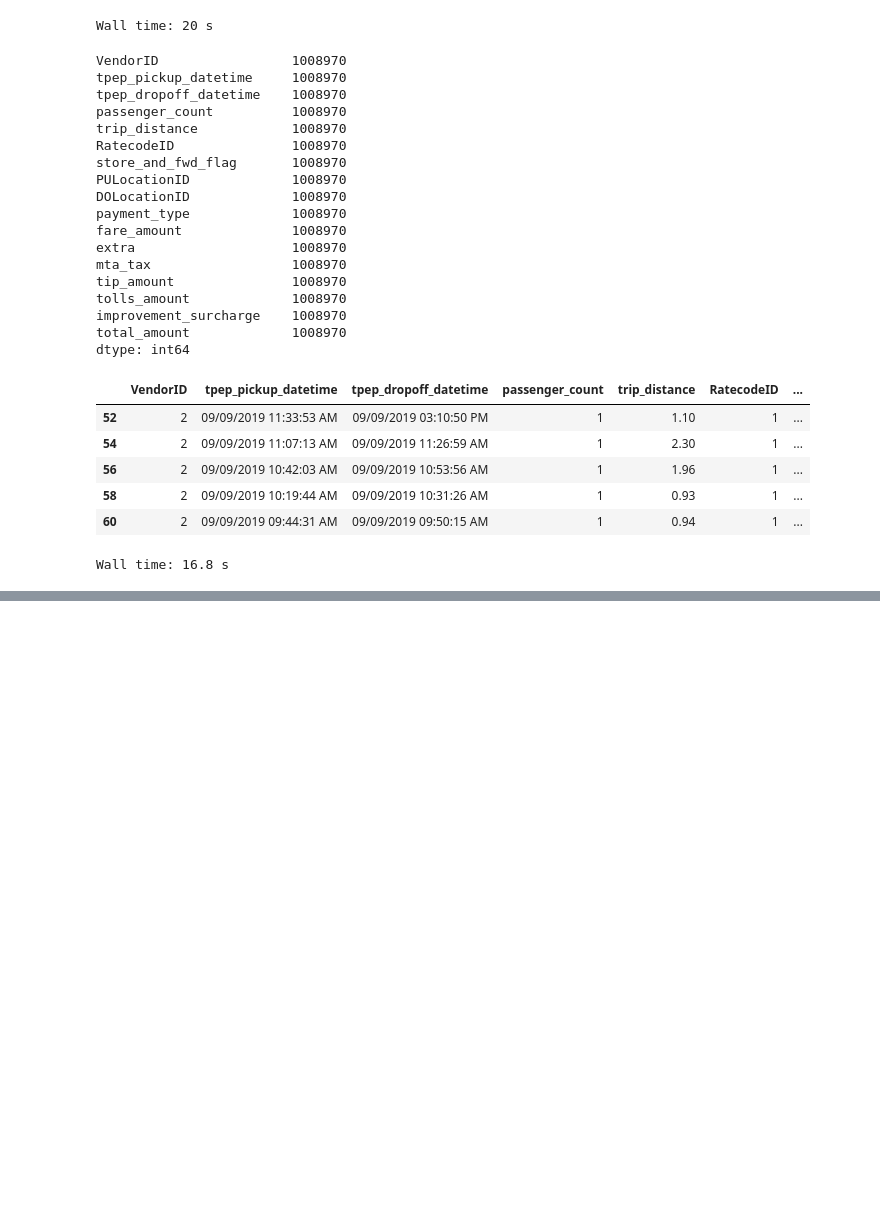
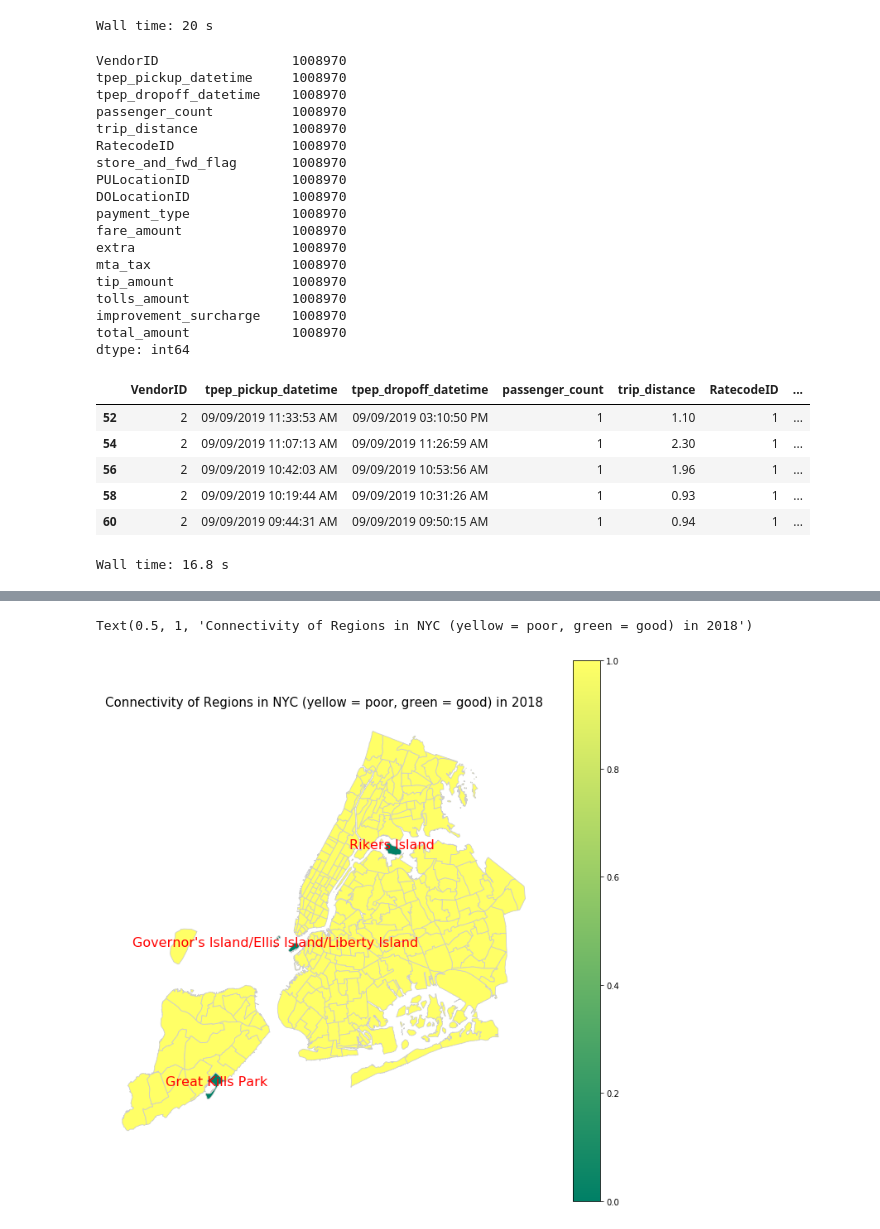
Before and after one commit to sannath/CSC501, a Jupyter notebook: Assignment-2/Taxi_DB_1M_nikita.ipynb, the cells around one changed output, grey strips where cells are left out. Saved outputs shown, nothing was run; the diff lists cells and outputs as text; code cells hidden in the pictures; blank space fills up the shorter version.

```diff
--- a/Assignment-2/Taxi_DB_1M_nikita.ipynb
+++ b/Assignment-2/Taxi_DB_1M_nikita.ipynb
@@ -157,0 +151,17 @@ Wall time: 80 ms
+# %%
+%%time
+import matplotlib.pyplot as plt
+temp_1 = []
+df['coords'] = df['geometry'].apply(lambda x: x.representative_point().coords[:])
+df['coords'] = [coords[0] for coords in df['coords']]
+fig, ax = plt.subplots(1, figsize=(12, 12))
+plt.axis('off')
+
+df.plot(column='poor_connectivity2018', ax=ax, legend=True,cmap='summer', linewidth=0.8, edgecolor='0.8');
+for idx, row in df.iterrows():
+    if(row['poor_connectivity2018'] == 0):
+        if(np.isin(row['zone'],temp_1) == False):
+            temp_1.append(row['zone'])
+            plt.annotate(s=row['zone'], xy=row['coords'],horizontalalignment='center',fontsize=16,fontweight=6,color='red')
+ax.set_title('Connectivity of Regions in NYC (yellow = poor, green = good) in 2018', fontdict={'fontsize': '15', 'fontweight' : '3'})
+# %% [output]
@@ -157,0 +169,2 @@ Wall time: 80 ms
+Text(0.5, 1, 'Connectivity of Regions in NYC (yellow = poor, green = good) in 2018')
+[figure, added]
```
Also changed, not shown: parts of 17 cells of this notebook.
